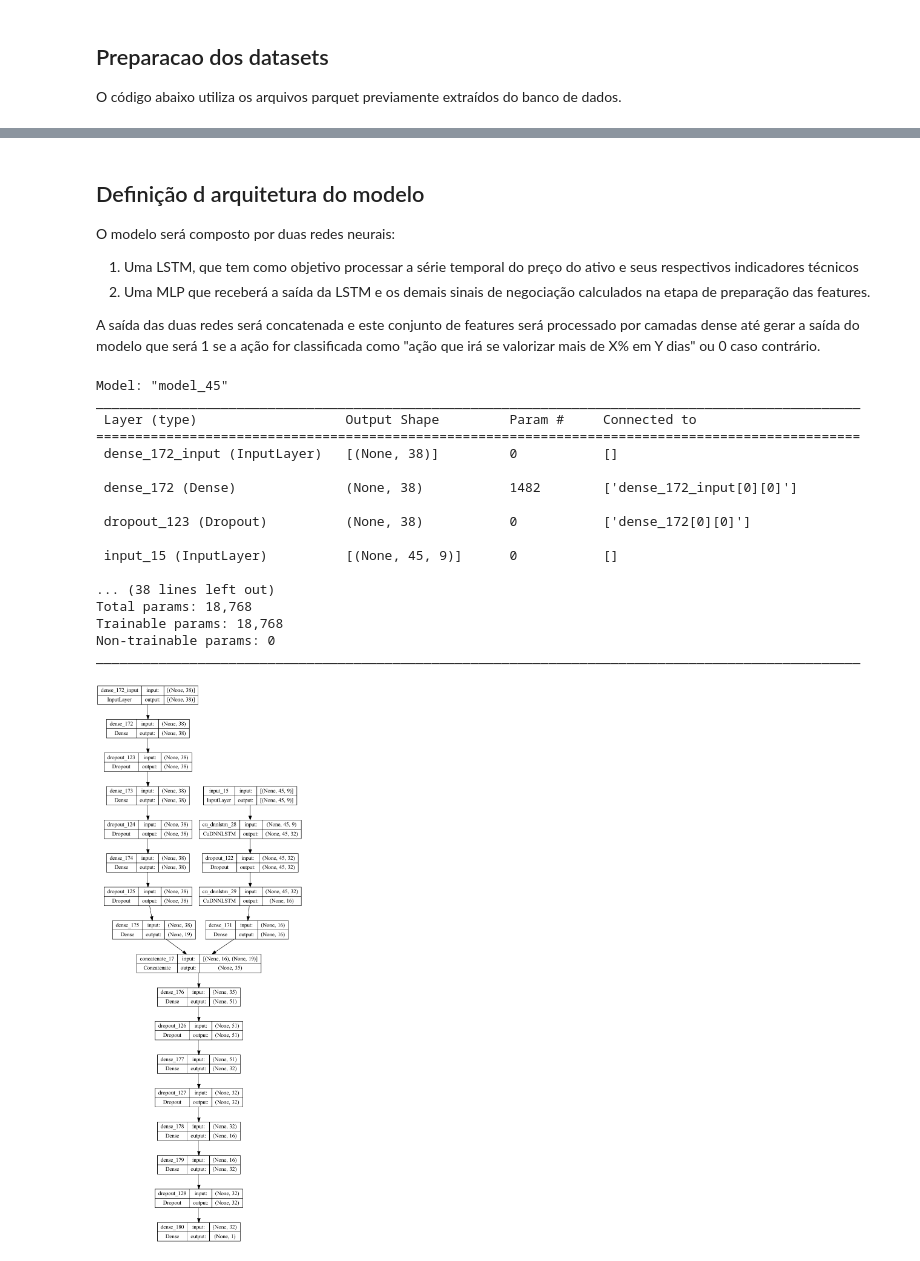
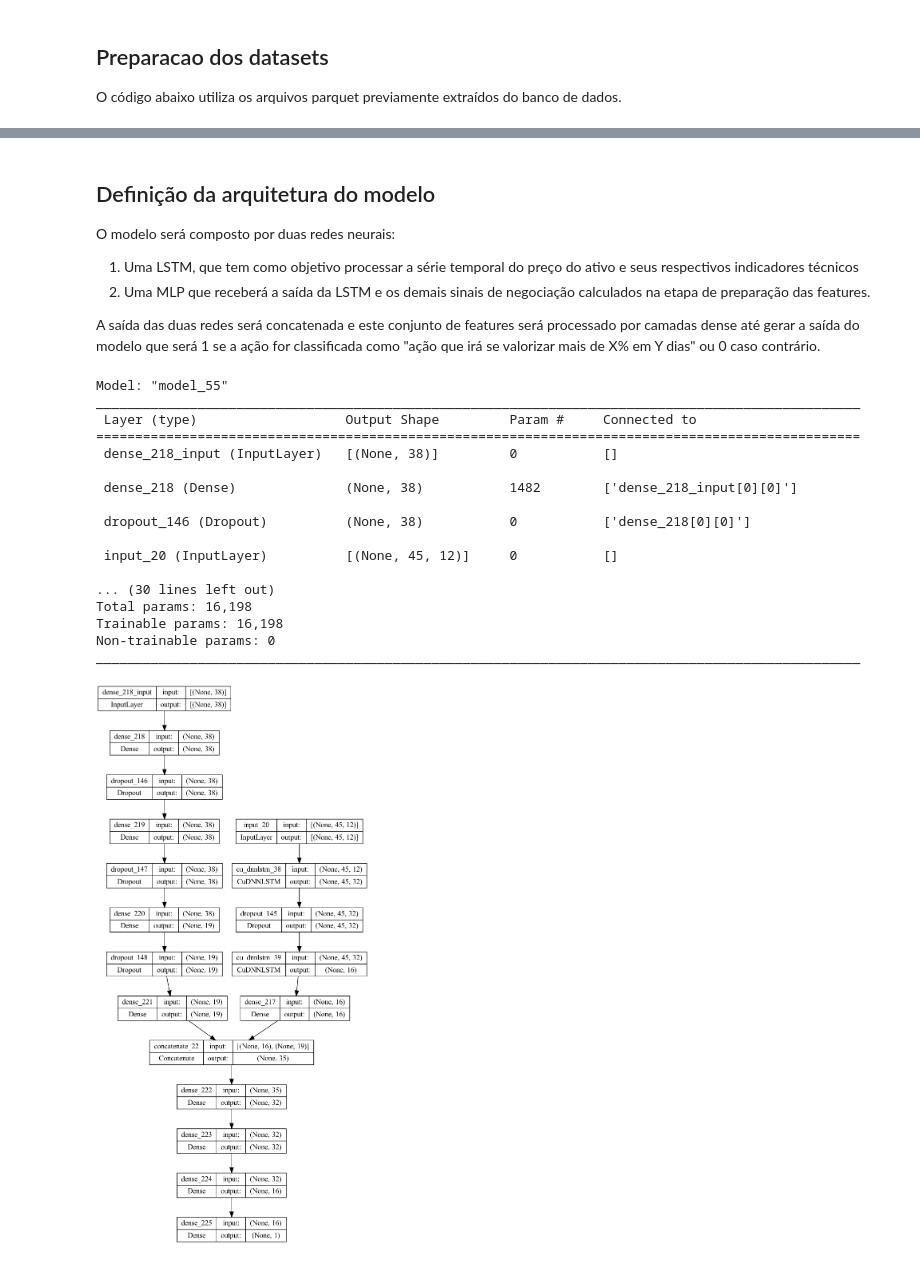
Before and after one commit to secretaria-ICA/proj_final_bimaster, a Jupyter notebook: final_dataset.ipynb, the cells around one changed output, grey strips where cells are left out. Saved outputs shown, nothing was run; the diff lists cells and outputs as text; code cells hidden in the pictures.

```diff
--- a/final_dataset.ipynb
+++ b/final_dataset.ipynb
@@ -154,5 +186,5 @@ pre_process.create_train_test_dataset("strategies.json", test_size, random_seed)
 # %% [markdown]
-## Definição d arquitetura do modelo
+## Definição da arquitetura do modelo
 O modelo será composto por duas redes neurais:<br>
 1. Uma LSTM, que tem como objetivo processar a série temporal do preço do ativo e seus respectivos indicadores técnicos
 2. Uma MLP que receberá a saída da LSTM e os demais sinais de negociação calculados na etapa de preparação das features.<br>
@@ -212,51 +244,47 @@ model_lstm = Model(input_ts_data, lstm_layer)
 # Rede MLP para tratar os sinais de negociação
 mlp = Sequential()
 mlp.add(Dense(X_SIG_Train.shape[1], input_dim = X_SIG_Train.shape[1], activation="relu"))
 mlp.add(Dropout(0.2))
 mlp.add(Dense(X_SIG_Train.shape[1], activation="relu"))
 mlp.add(Dropout(0.2))
-mlp.add(Dense(X_SIG_Train.shape[1], activation="relu"))
+mlp.add(Dense(X_SIG_Train.shape[1]//2, activation="relu"))
 mlp.add(Dropout(0.2))
 mlp.add(Dense(X_SIG_Train.shape[1]//2, activation="relu"))
 
 # Concatena os modelos
 final_layers = concatenate([model_lstm.output, mlp.output])
-final_layers = Dense(51, activation="relu")(final_layers)
-final_layers = Dropout(0.2)(final_layers)
 final_layers = Dense(32, activation="relu")(final_layers)
-final_layers = Dropout(0.2)(final_layers)
+final_layers = Dense(32, activation="relu")(final_layers)
 final_layers = Dense(16, activation="relu")(final_layers)
-final_layers = Dense(32, activation="relu")(final_layers)
-final_layers = Dropout(0.2)(final_layers)
 final_layers = Dense(1, activation='sigmoid')(final_layers)
 
 optimizer = Adam(learning_rate=0.002)
 full_model = Model(inputs=[model_lstm.input, mlp.input], outputs=final_layers)
 
 full_model.compile(loss='binary_crossentropy',
-                    optimizer=optimizer,
-                    metrics=[metric])
+                   optimizer=optimizer,
+                   metrics=[metric])
 full_model.summary()
-plot_model(full_model, 'imagers/full_model.png', show_shapes=True)
+plot_model(full_model, 'images/full_model.png', show_shapes=True)
 # %% [output]
-Model: "model_45"
+Model: "model_55"
 __________________________________________________________________________________________________
  Layer (type)                   Output Shape         Param #     Connected to
 ==================================================================================================
- dense_172_input (InputLayer)   [(None, 38)]         0           []
+ dense_218_input (InputLayer)   [(None, 38)]         0           []
 
- dense_172 (Dense)              (None, 38)           1482        ['dense_172_input[0][0]']
+ dense_218 (Dense)              (None, 38)           1482        ['dense_218_input[0][0]']
 
- dropout_123 (Dropout)          (None, 38)           0           ['dense_172[0][0]']
+ dropout_146 (Dropout)          (None, 38)           0           ['dense_218[0][0]']
 
- input_15 (InputLayer)          [(None, 45, 9)]      0           []
+ input_20 (InputLayer)          [(None, 45, 12)]     0           []
 
-... (38 lines left out)
-Total params: 18,768
-Trainable params: 18,768
+... (30 lines left out)
+Total params: 16,198
+Trainable params: 16,198
 Non-trainable params: 0
 __________________________________________________________________________________________________
-[figure, old version]
+[figure, new version]
 # %%
 batch_size = 64
 epochs = 200
```
Also changed, not shown: parts of 9 cells of this notebook, 9 other files.
